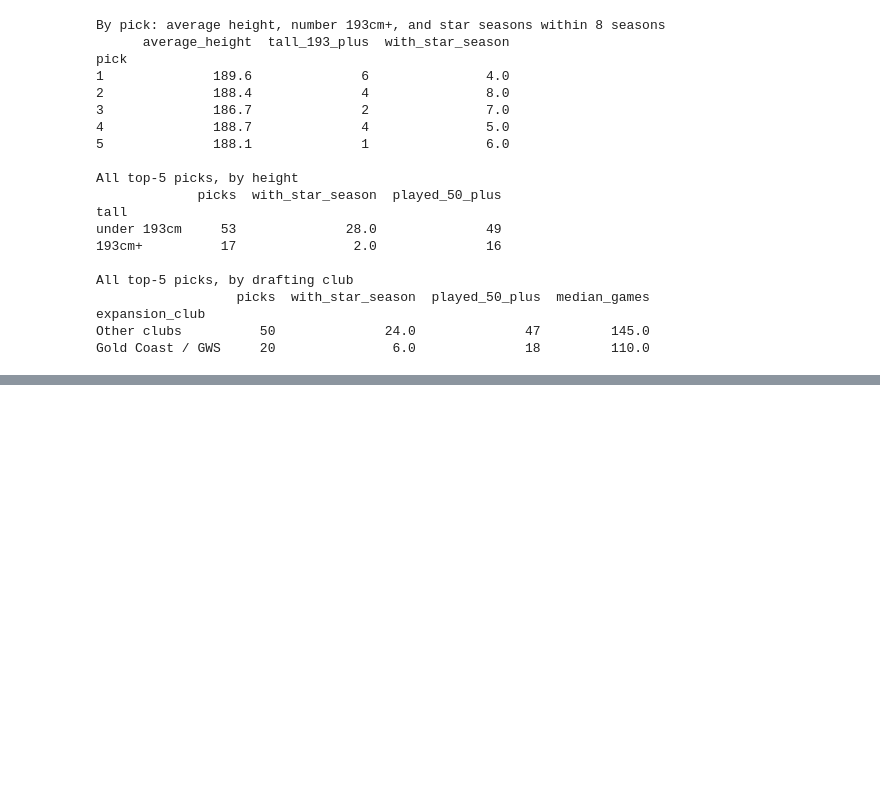
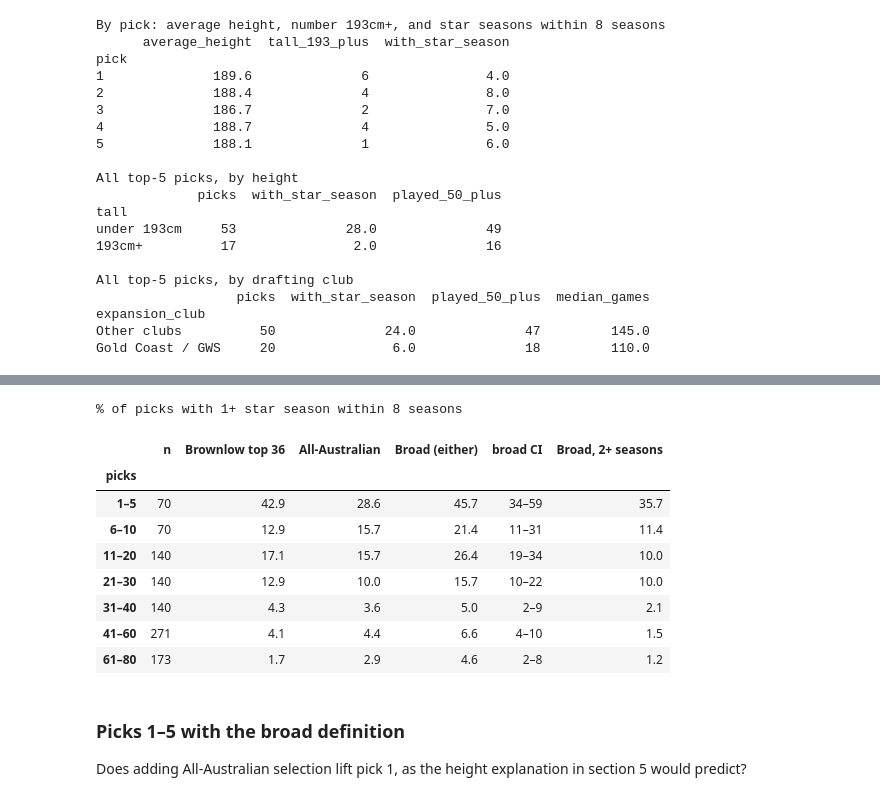
Before and after one commit to pete1729/afl-analytics, a Jupyter notebook: notebooks/06_where_stars_come_from.ipynb, the cells around one changed output, grey strips where cells are left out. Drawn from its saved outputs; the diff is of its cells as text; code cells hidden in the pictures; blank space fills up the shorter version.

```diff
--- a/notebooks/06_where_stars_come_from.ipynb
+++ b/notebooks/06_where_stars_come_from.ipynb
@@ -583,0 +643,28 @@ Gold Coast / GWS     20               6.0              18         110.0
+# %%
+rows = []
+for lo, hi in STAR_BANDS:
+    g = picks[picks["pick"].between(lo, hi)]
+    est, low, high = bootstrap(g, lambda d: d["broad_star"].mean() * 100, n=N_BOOT)
+    rows.append({"picks": f"{lo}–{hi}", "n": len(g),
+                 "Brownlow top 36": round(g["star"].mean() * 100, 1),
+                 "All-Australian": round(g["aa_star"].mean() * 100, 1),
+                 "Broad (either)": round(est, 1), "broad CI": f"{low:.0f}–{high:.0f}",
+                 "Broad, 2+ seasons": round(g["broad_star_2plus"].mean() * 100, 1)})
+print("% of picks with 1+ star season within 8 seasons")
+pd.DataFrame(rows).set_index("picks")
+# %% [output]
+% of picks with 1+ star season within 8 seasons
+|  | n | Brownlow top 36 | All-Australian | Broad (either) | broad CI | Broad, 2+ seasons |
+| picks |  |  |  |  |  |  |
+| 1–5 | 70 | 42.9 | 28.6 | 45.7 | 34–59 | 35.7 |
+| 6–10 | 70 | 12.9 | 15.7 | 21.4 | 11–31 | 11.4 |
+| 11–20 | 140 | 17.1 | 15.7 | 26.4 | 19–34 | 10.0 |
+| 21–30 | 140 | 12.9 | 10.0 | 15.7 | 10–22 | 10.0 |
+| 31–40 | 140 | 4.3 | 3.6 | 5.0 | 2–9 | 2.1 |
+| 41–60 | 271 | 4.1 | 4.4 | 6.6 | 4–10 | 1.5 |
+| 61–80 | 173 | 1.7 | 2.9 | 4.6 | 2–8 | 1.2 |
+# %% [markdown]
+### Picks 1–5 with the broad definition
+
+Does adding All-Australian selection lift pick 1, as the height explanation
+in section 5 would predict?
```
Also changed, not shown: parts of 9 cells of this notebook, 1 other file.
